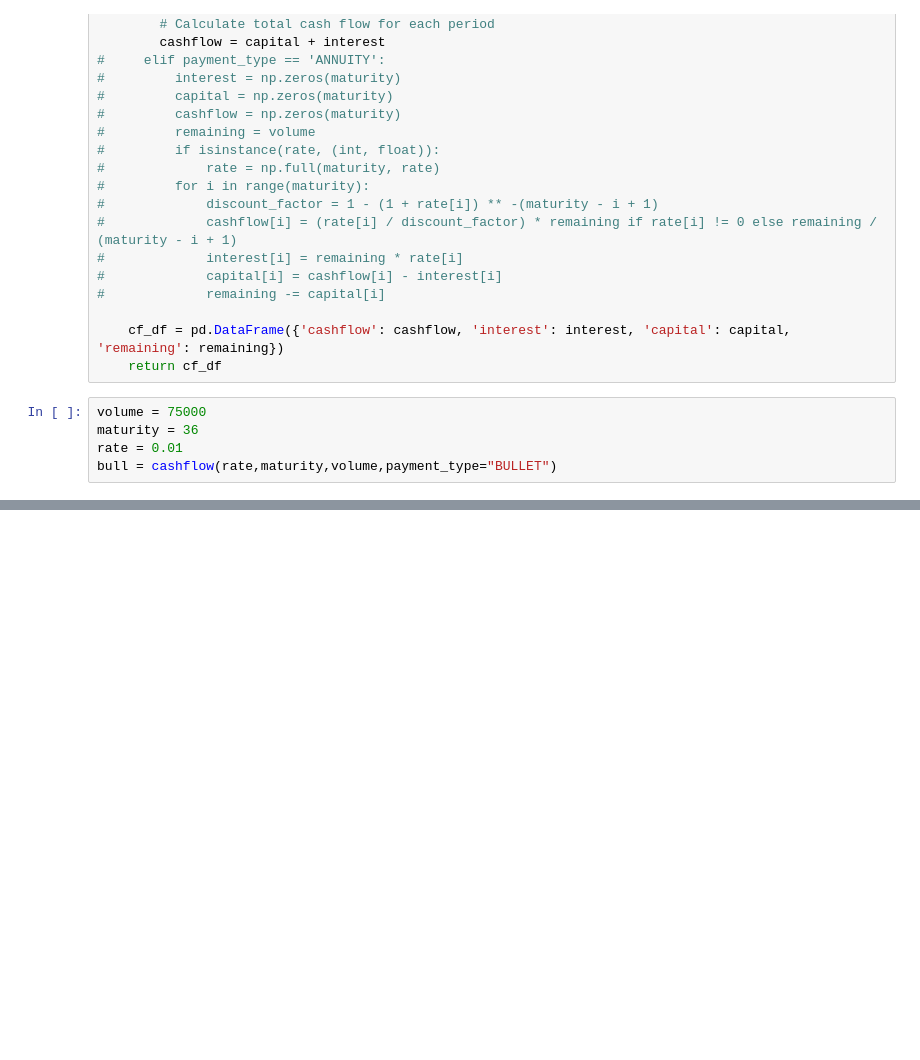
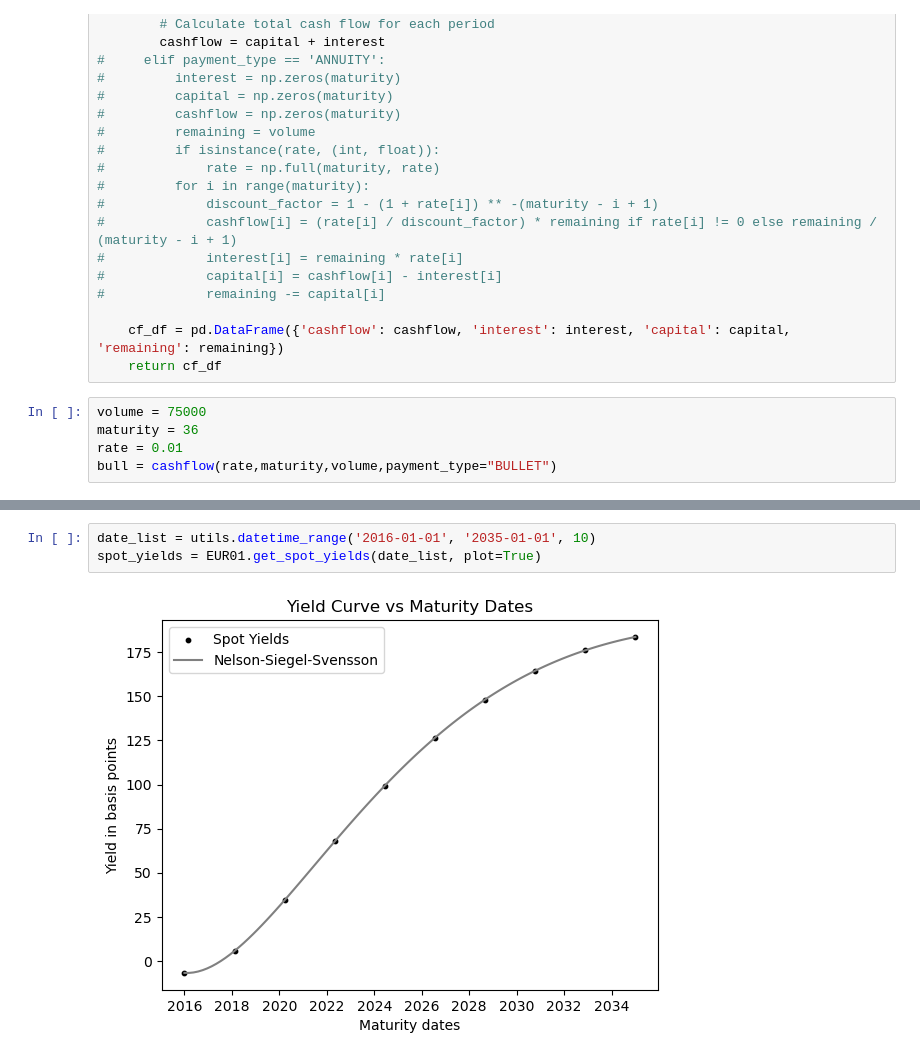
Before and after one commit to gsmyridis/ALM, a Jupyter notebook: exps.ipynb, the cells around one changed output, grey strips where cells are left out. Cells and saved outputs as stored; diff of their text form; blank space fills up the shorter version.

```diff
--- a/exps.ipynb
+++ b/exps.ipynb
@@ -192,0 +153,5 @@ Name: rate, dtype: float64
+# %%
+date_list = utils.datetime_range('2016-01-01', '2035-01-01', 10)
+spot_yields = EUR01.get_spot_yields(date_list, plot=True)
+# %% [output]
+[figure, added]
```
Also changed, not shown: parts of 17 cells of this notebook, 2 other files.
